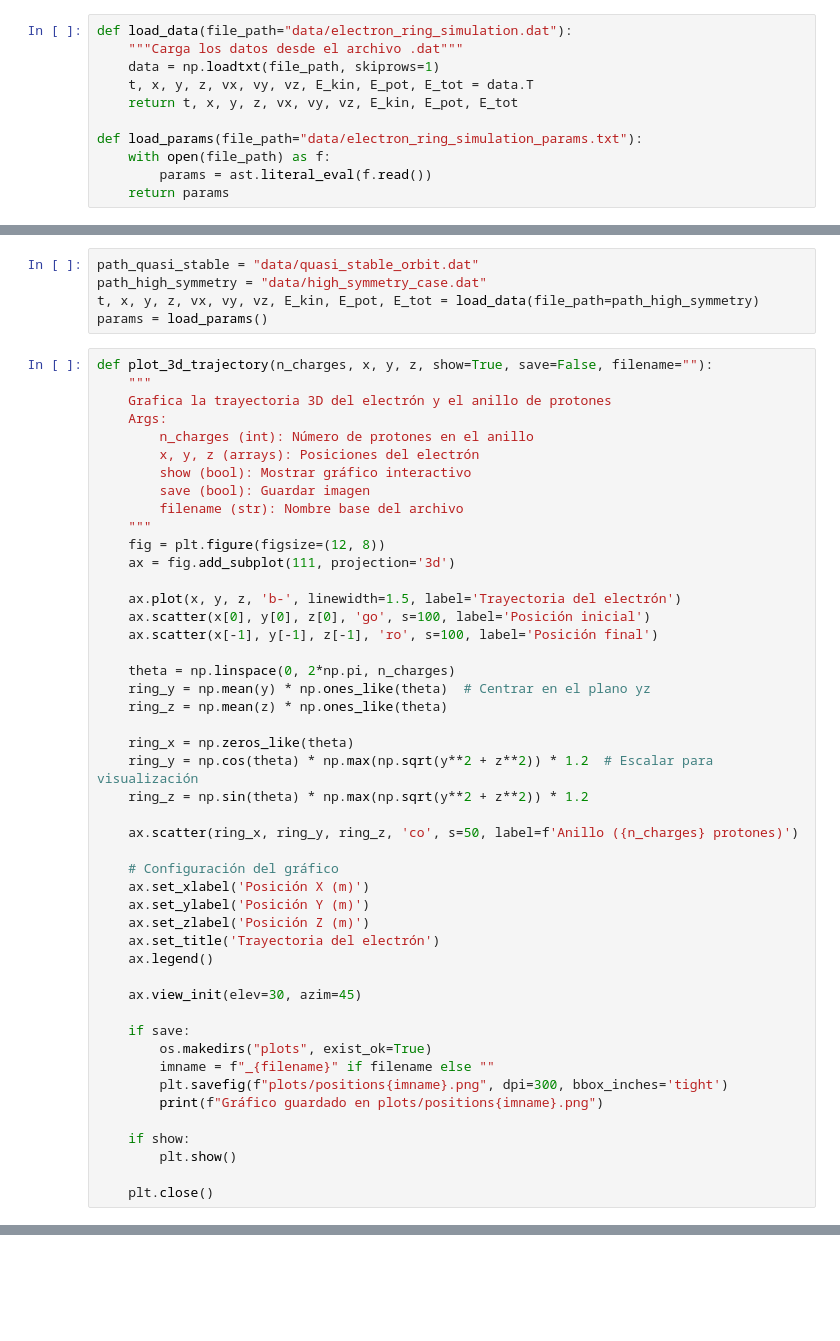
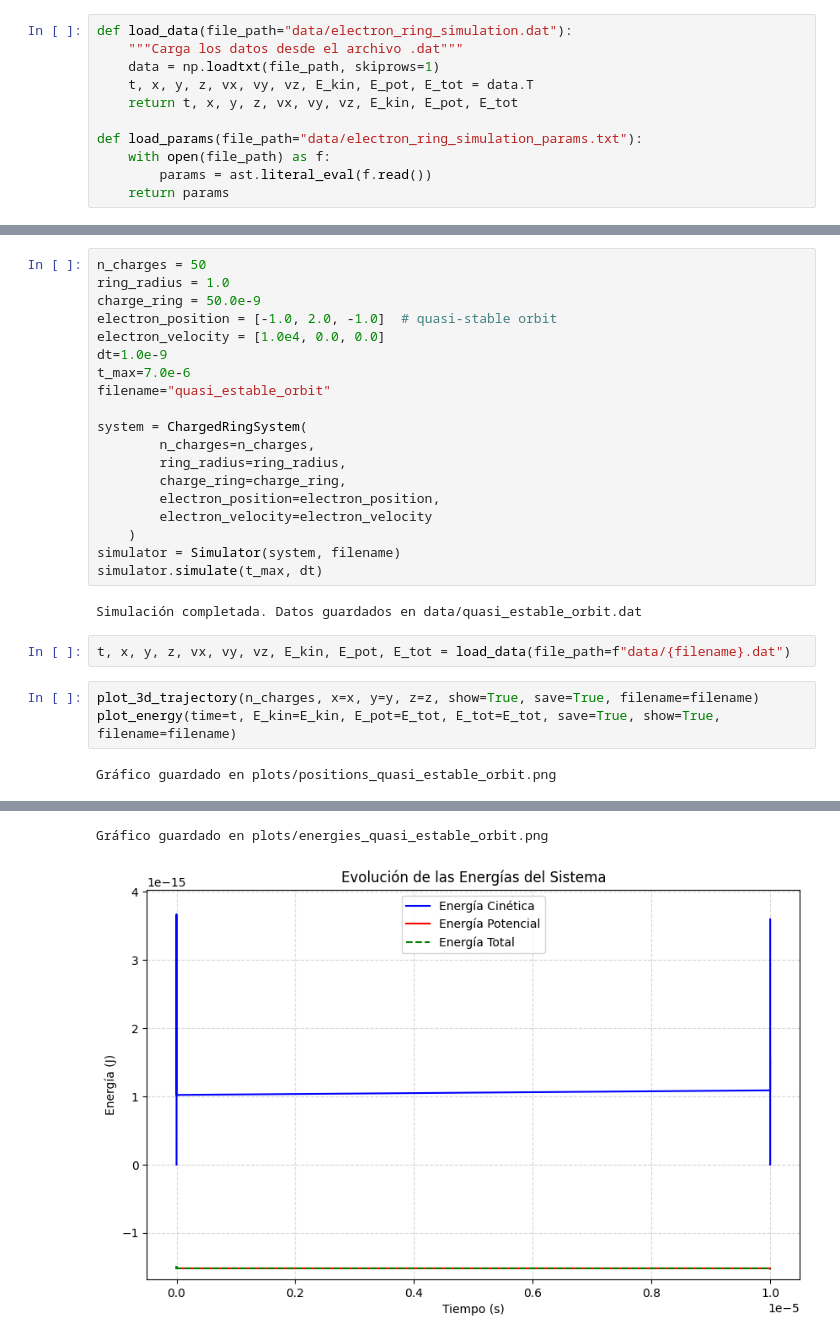
Before and after one commit to isaultirado77/particle_on_charged_field, a Jupyter notebook: simulation_analysis.ipynb, the cells around one changed output, grey strips where cells are left out. Saved outputs shown, nothing was run; the diff lists cells and outputs as text; blank space fills up the shorter version.

```diff
--- a/simulation_analysis.ipynb
+++ b/simulation_analysis.ipynb
@@ -21,52 +104,28 @@ def load_params(file_path="data/electron_ring_simulation_params.txt"):
+# %%
+n_charges = 50
+ring_radius = 1.0
+charge_ring = 50.0e-9
+electron_position = [-1.0, 2.0, -1.0]  # quasi-stable orbit
+electron_velocity = [1.0e4, 0.0, 0.0]
+dt=1.0e-9
+t_max=7.0e-6
+filename="quasi_estable_orbit"
+
+system = ChargedRingSystem(
+        n_charges=n_charges,
+        ring_radius=ring_radius,
+        charge_ring=charge_ring,
+        electron_position=electron_position,
+        electron_velocity=electron_velocity
+    )
+simulator = Simulator(system, filename)
+simulator.simulate(t_max, dt)
+# %% [output]
+Simulación completada. Datos guardados en data/quasi_estable_orbit.dat
 # %%
-path_quasi_stable = "data/quasi_stable_orbit.dat"
-path_high_symmetry = "data/high_symmetry_case.dat"
-t, x, y, z, vx, vy, vz, E_kin, E_pot, E_tot = load_data(file_path=path_high_symmetry)
-params = load_params()
+t, x, y, z, vx, vy, vz, E_kin, E_pot, E_tot = load_data(file_path=f"data/{filename}.dat")
-# %%
-def plot_3d_trajectory(n_charges, x, y, z, show=True, save=False, filename=""):
-    """
-    Grafica la trayectoria 3D del electrón y el anillo de protones
-    Args:
-        n_charges (int): Número de protones en el anillo
-        x, y, z (arrays): Posiciones del electrón
-        show (bool): Mostrar gráfico interactivo
-        save (bool): Guardar imagen
-        filename (str): Nombre base del archivo
-    """
-    fig = plt.figure(figsize=(12, 8))
-    ax = fig.add_subplot(111, projection='3d')
-
-    ax.plot(x, y, z, 'b-', linewidth=1.5, label='Trayectoria del electrón')
-    ax.scatter(x[0], y[0], z[0], 'go', s=100, label='Posición inicial')
-    ax.scatter(x[-1], y[-1], z[-1], 'ro', s=100, label='Posición final')
-
-    theta = np.linspace(0, 2*np.pi, n_charges)
-    ring_y = np.mean(y) * np.ones_like(theta)  # Centrar en el plano yz
-    ring_z = np.mean(z) * np.ones_like(theta)
-
-    ring_x = np.zeros_like(theta)
-    ring_y = np.cos(theta) * np.max(np.sqrt(y**2 + z**2)) * 1.2  # Escalar para visualización
-    ring_z = np.sin(theta) * np.max(np.sqrt(y**2 + z**2)) * 1.2
-
-    ax.scatter(ring_x, ring_y, ring_z, 'co', s=50, label=f'Anillo ({n_charges} protones)')
-
-    # Configuración del gráfico
-    ax.set_xlabel('Posición X (m)')
-    ax.set_ylabel('Posición Y (m)')
-    ax.set_zlabel('Posición Z (m)')
-    ax.set_title('Trayectoria del electrón')
-    ax.legend()
-
-    ax.view_init(elev=30, azim=45)
-
-    if save:
-        os.makedirs("plots", exist_ok=True)
-        imname = f"_{filename}" if filename else ""
-        plt.savefig(f"plots/positions{imname}.png", dpi=300, bbox_inches='tight')
-        print(f"Gráfico guardado en plots/positions{imname}.png")
-
-    if show:
-        plt.show()
-
-    plt.close()
+# %%
+plot_3d_trajectory(n_charges, x=x, y=y, z=z, show=True, save=True, filename=filename)
+plot_energy(time=t, E_kin=E_kin, E_pot=E_tot, E_tot=E_tot, save=True, show=True, filename=filename)
+# %% [output]
+Gráfico guardado en plots/positions_quasi_estable_orbit.png
@@ -73 +133,3 @@ def plot_3d_trajectory(n_charges, x, y, z, show=True, save=False, filename=""):
+Gráfico guardado en plots/energies_quasi_estable_orbit.png
+[figure, added]
 # %%
```
Also changed, not shown: parts of 11 cells of this notebook, 6 other files.
